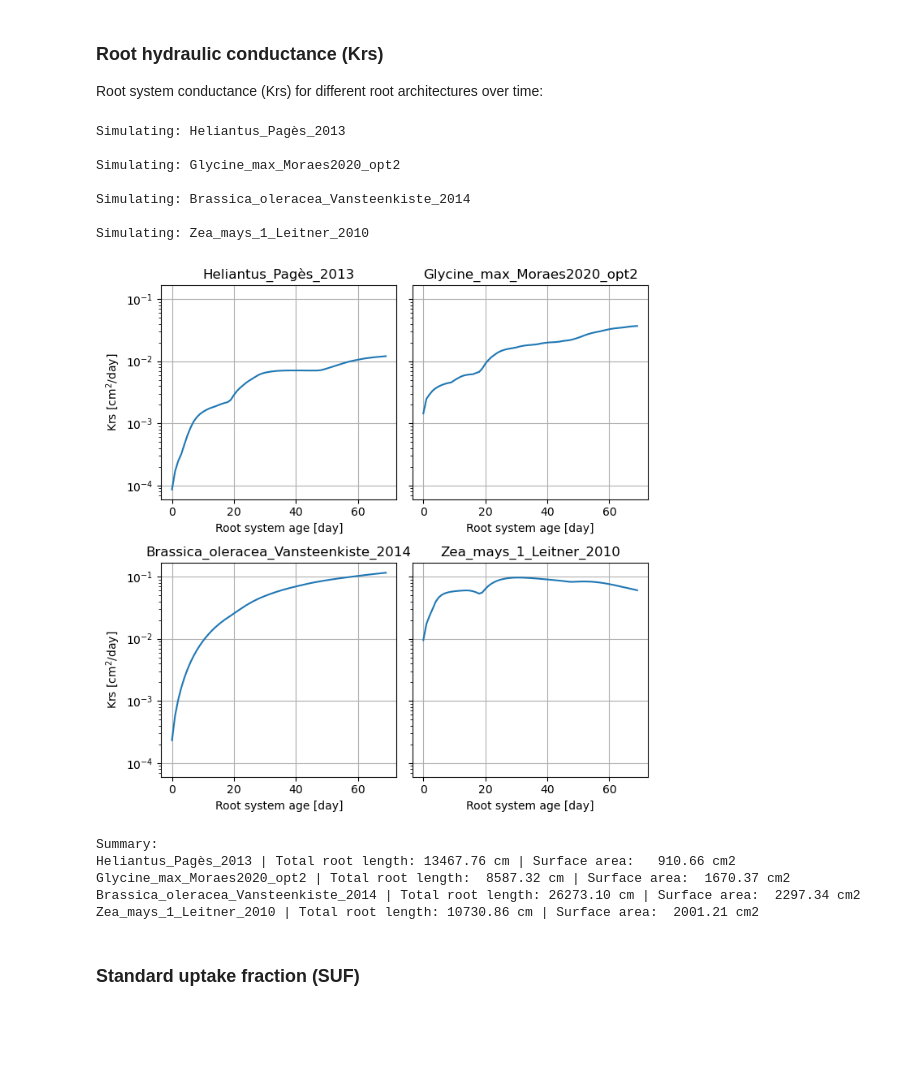
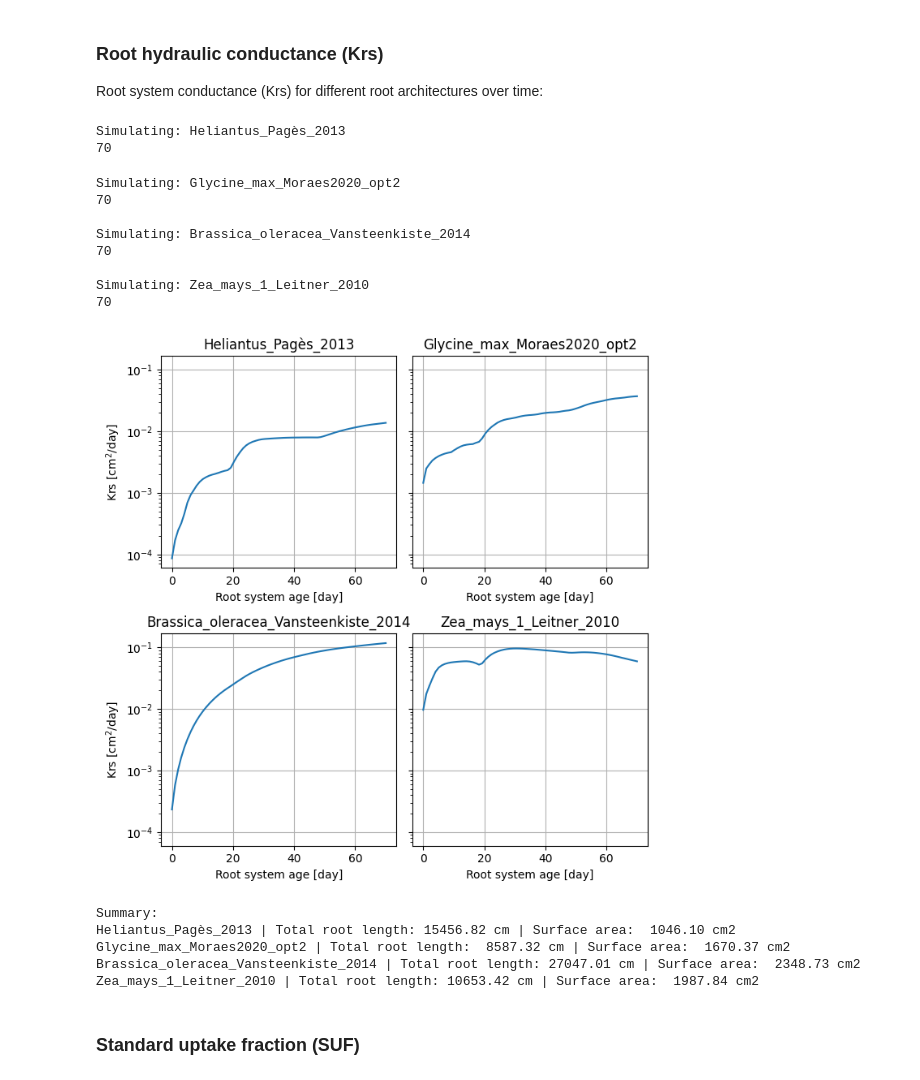
Before and after one commit to Plant-Root-Soil-Interactions-Modelling/CPlantBox, a Jupyter notebook: tutorial/jupyter/summer_school_2025/2_root_hydraulics.ipynb, the cells around one changed output. Cells and saved outputs as stored; diff of their text form; code cells hidden in the pictures; blank space fills up the shorter version.

```diff
--- a/tutorial/jupyter/summer_school_2025/2_root_hydraulics.ipynb
+++ b/tutorial/jupyter/summer_school_2025/2_root_hydraulics.ipynb
@@ -166,7 +163,7 @@ SubType 4 for old root age: kx = 0.357, kr = 0.000517
 
 Root system conductance (Krs) for different root architectures over time:
 # %%
-simtime = 70
+sim_time = 70
 dt = 1
 
 architectures = [
@@ -206,49 +203,53 @@ for name in architectures:
     arch_lengths = []
     arch_surfaces = []
     N = int(sim_time/dt)
-    for t in range(0, N):
+    print(N)
+    for i in range(0, N):
         plant.simulate(dt)
-        krs, _ = hm.get_krs(t)
+        krs, _ = hm.get_krs(i*dt)
         krs_values.append(krs)
         total_length = np.sum(np.array(plant.getParameter("length")))
         total_surface = np.sum(np.array(plant.getParameter("surface")))
         arch_lengths.append(total_length)
         arch_surfaces.append(total_surface)
 
     krs_all.append(krs_values)
     lengths.append(arch_lengths[-1])  # final length
     surfaces.append(arch_surfaces[-1])  # final surface
 
 """ Plot """
 fig, axes = plt.subplots(2, 2, figsize = (7,7), sharey = True)
 for i, ax in enumerate(axes.flat):
-    ax.plot(range(0, simtime), krs_all[i])
+    ax.plot(np.linspace(0, sim_time,N), krs_all[i])
     ax.set_title(architectures[i])
     ax.set_xlabel("Root system age [day]")
     ax.set_yscale("log")
     if i%2 == 0:
         ax.set_ylabel("Krs [cm$^2$/day]")
     ax.grid(True)
 plt.tight_layout()
 plt.show()
 
 print("\nSummary:")
 for i, name in enumerate(architectures):
     print(f"{name:20s} | Total root length: {lengths[i]:8.2f} cm | Surface area: {surfaces[i]:8.2f} cm2")
 # %% [output]
 Simulating: Heliantus_Pagès_2013
-
-Simulating: Glycine_max_Moraes2020_opt2
-
-Simulating: Brassica_oleracea_Vansteenkiste_2014
-
-Simulating: Zea_mays_1_Leitner_2010
+70
+Simulating: Glycine_max_Moraes2020_opt2
+70
+
+Simulating: Brassica_oleracea_Vansteenkiste_2014
+70
+
+Simulating: Zea_mays_1_Leitner_2010
+70
-[figure, old version]
+[figure, new version]
-Summary:
-Heliantus_Pagès_2013 | Total root length: 13467.76 cm | Surface area:   910.66 cm2
-Glycine_max_Moraes2020_opt2 | Total root length:  8587.32 cm | Surface area:  1670.37 cm2
-Brassica_oleracea_Vansteenkiste_2014 | Total root length: 26273.10 cm | Surface area:  2297.34 cm2
-Zea_mays_1_Leitner_2010 | Total root length: 10730.86 cm | Surface area:  2001.21 cm2
+Summary:
+Heliantus_Pagès_2013 | Total root length: 15456.82 cm | Surface area:  1046.10 cm2
+Glycine_max_Moraes2020_opt2 | Total root length:  8587.32 cm | Surface area:  1670.37 cm2
+Brassica_oleracea_Vansteenkiste_2014 | Total root length: 27047.01 cm | Surface area:  2348.73 cm2
+Zea_mays_1_Leitner_2010 | Total root length: 10653.42 cm | Surface area:  1987.84 cm2
 # %% [markdown]
 ### Standard uptake fraction (SUF)
 # %%
```
Also changed, not shown: parts of 5 cells of this notebook.
